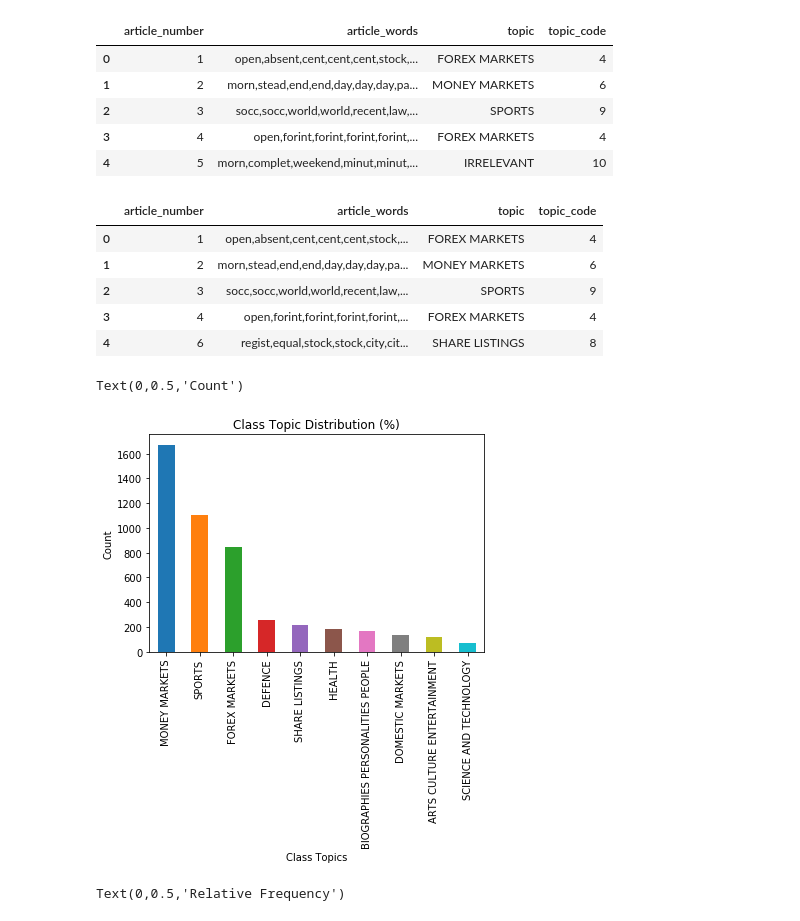
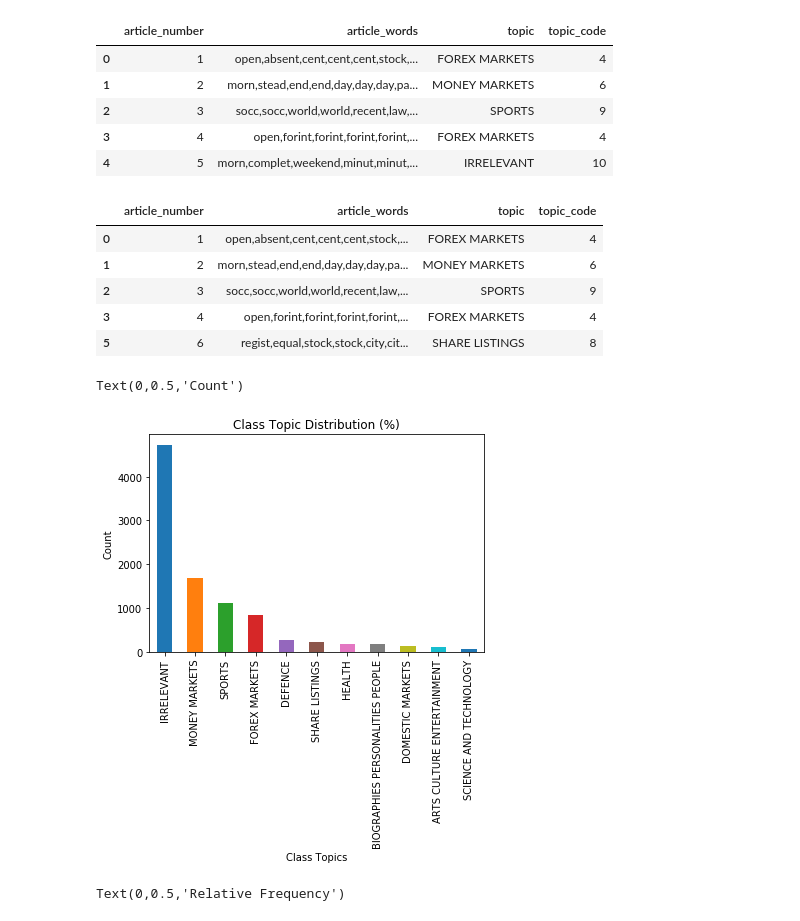
Before and after one commit to RaymonQ/Machine-Learing-project, a Jupyter notebook: 02_AnalyseData/Data Analysis.ipynb, the cells around one changed output. Cells and saved outputs as stored; diff of their text form; code cells hidden in the pictures.

```diff
--- a/02_AnalyseData/Data Analysis.ipynb
+++ b/02_AnalyseData/Data Analysis.ipynb
@@ -110,7 +113,6 @@ rel_topics = rel_data['topic_code'] != 10
 
 # Check format doesn't contain IRRELEVANT
 rel_data = rel_data[rel_topics]
-rel_data.reset_index(drop=True, inplace=True)
 rel_data.head()
 # %% [output]
 |  | article_number | article_words | topic | topic_code |
@@ -118,15 +120,15 @@ rel_data.head()
 | 1 | 2 | morn,stead,end,end,day,day,day,pa... | MONEY MARKETS | 6 |
 | 2 | 3 | socc,socc,world,world,recent,law,... | SPORTS | 9 |
 | 3 | 4 | open,forint,forint,forint,forint,... | FOREX MARKETS | 4 |
-| 4 | 6 | regist,equal,stock,stock,city,cit... | SHARE LISTINGS | 8 |
+| 5 | 6 | regist,equal,stock,stock,city,cit... | SHARE LISTINGS | 8 |
 # %%
 # Histogram of Count per Topic without IRRELEVANT articles
-ax = rel_data["topic"].value_counts(normalize=False,dropna=False,sort=True).plot(kind='bar', title="Class Topic Distribution (%)")
+ax = data["topic"].value_counts(normalize=False,dropna=False,sort=True).plot(kind='bar', title="Class Topic Distribution (%)")
 ax.set_xlabel("Class Topics")
 ax.set_ylabel("Count")
 # %% [output]
 Text(0,0.5,'Count')
-[figure, old version]
+[figure, new version]
 # %%
 # Histogram of Topic Distribution without IRRELEVANT articles
 # Relative Frequence per Topic
```
Also changed, not shown: parts of 20 cells of this notebook, 7 other files.
